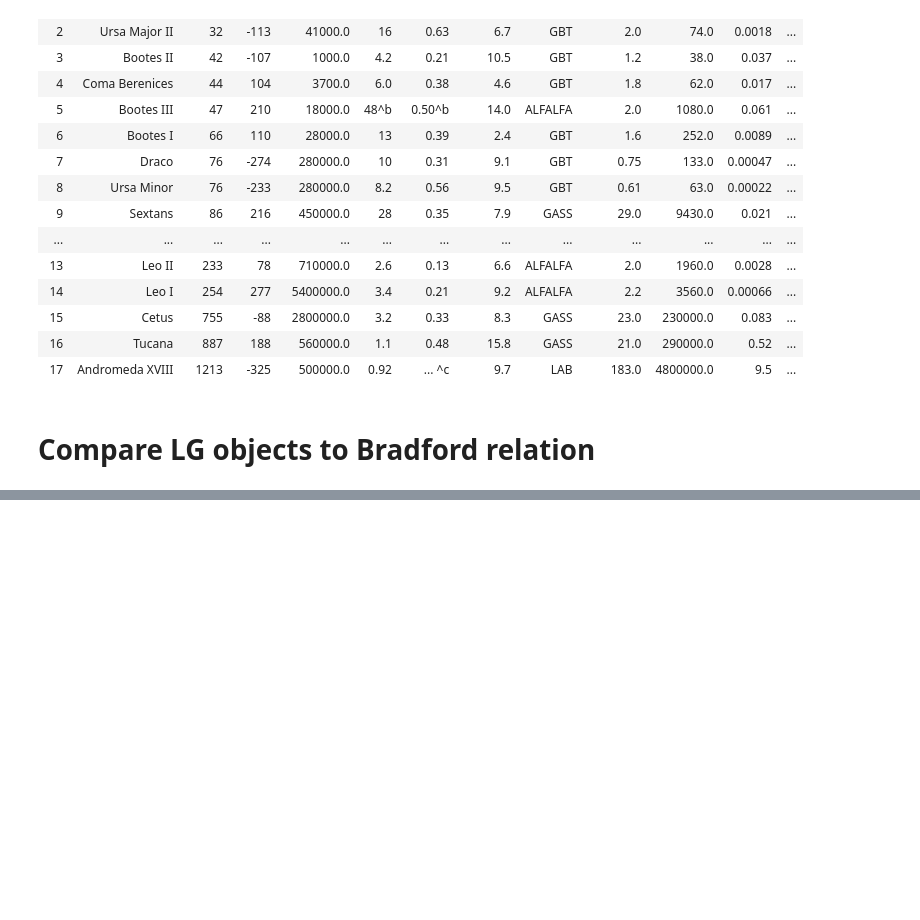
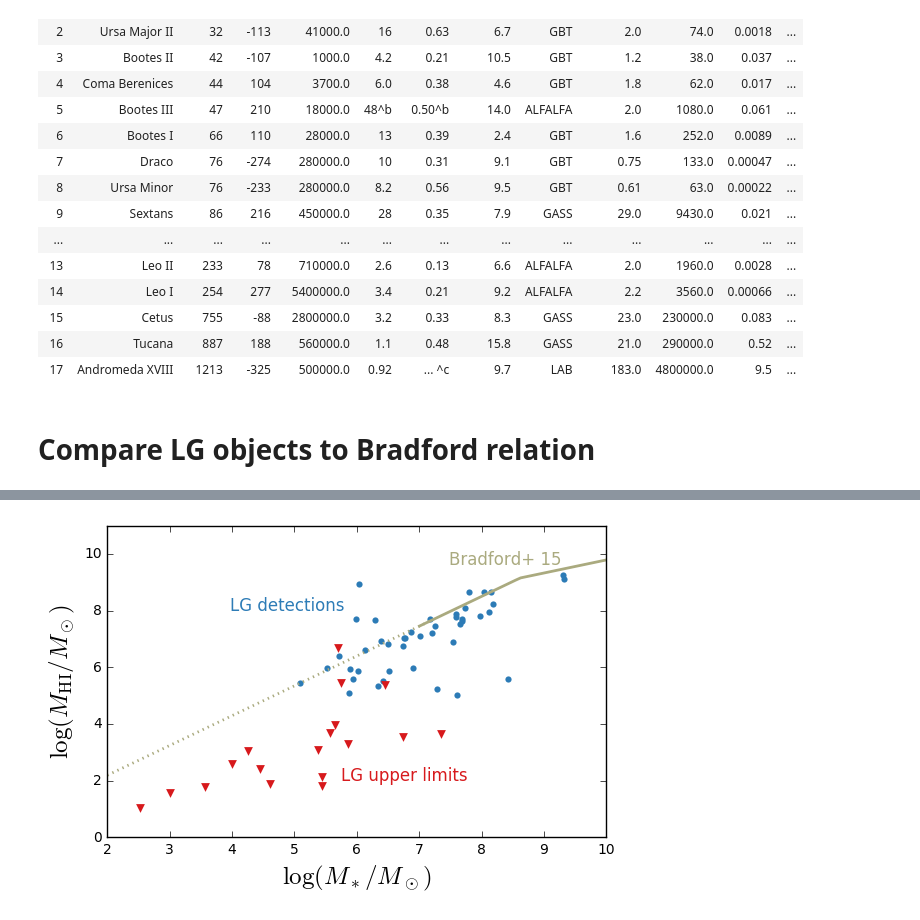
Before and after one commit to eteq/galvis, a Jupyter notebook: MHI-relations.ipynb, the cells around one changed output, grey strips where cells are left out. Saved outputs shown, nothing was run; the diff lists cells and outputs as text; code cells hidden in the pictures; blank space fills up the shorter version.

```diff
--- a/MHI-relations.ipynb
+++ b/MHI-relations.ipynb
@@ -189,0 +196,25 @@ make_mhi_plot(scaled_brad=0.5, legend=True, annotation=False)
+# %%
+# two versions for talks
+
+plt.figure(figsize=(6,4))
+make_mhi_plot(scaling=1, linescale=2, good_boundary=7,
+              annotation=True, legend=False, show_lgdata=False)
+
+plt.tight_layout()
+plt.savefig('mstarmhi_talk_1.pdf')
+
+plt.clf()
+make_mhi_plot(scaling=1, linescale=2, good_boundary=7,
+              annotation=True, legend=False, show_lgdata='det')
+
+plt.tight_layout()
+plt.savefig('mstarmhi_talk_2.pdf')
+
+plt.clf()
+make_mhi_plot(scaling=1, linescale=2, good_boundary=7,
+              annotation=True, legend=False)
+
+plt.tight_layout()
+plt.savefig('mstarmhi_talk_3.pdf')
+# %% [output]
+[figure, added]
```
Also changed, not shown: parts of 3 cells of this notebook.
